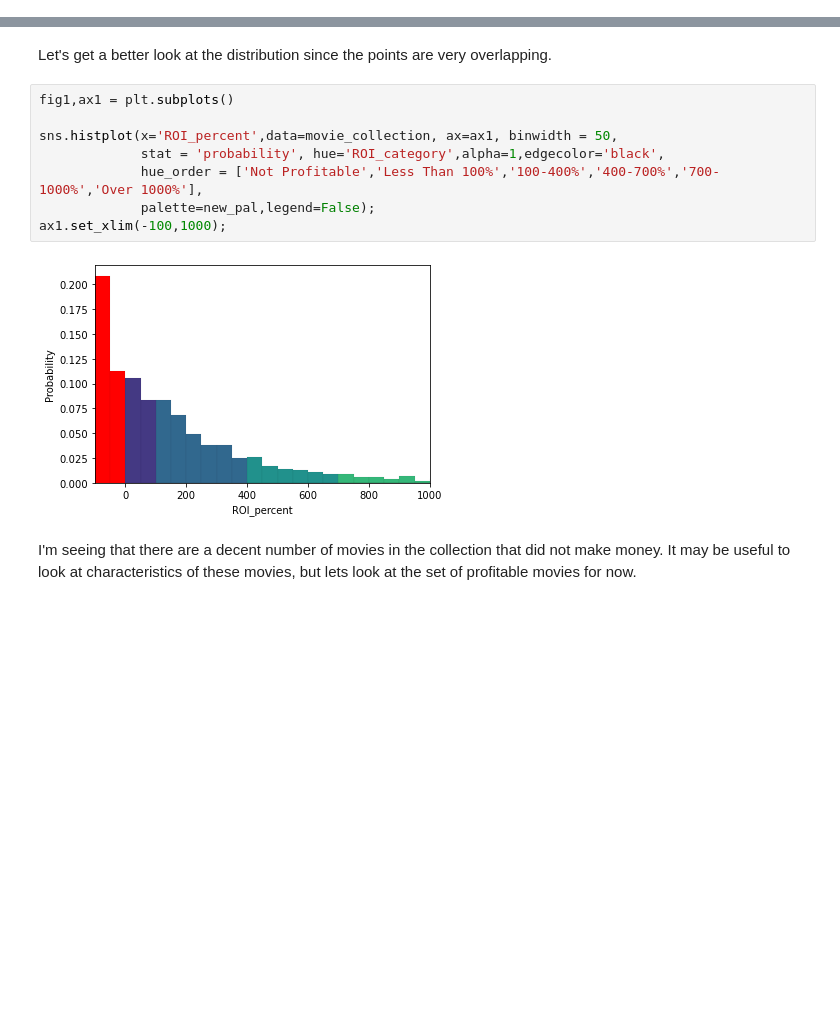
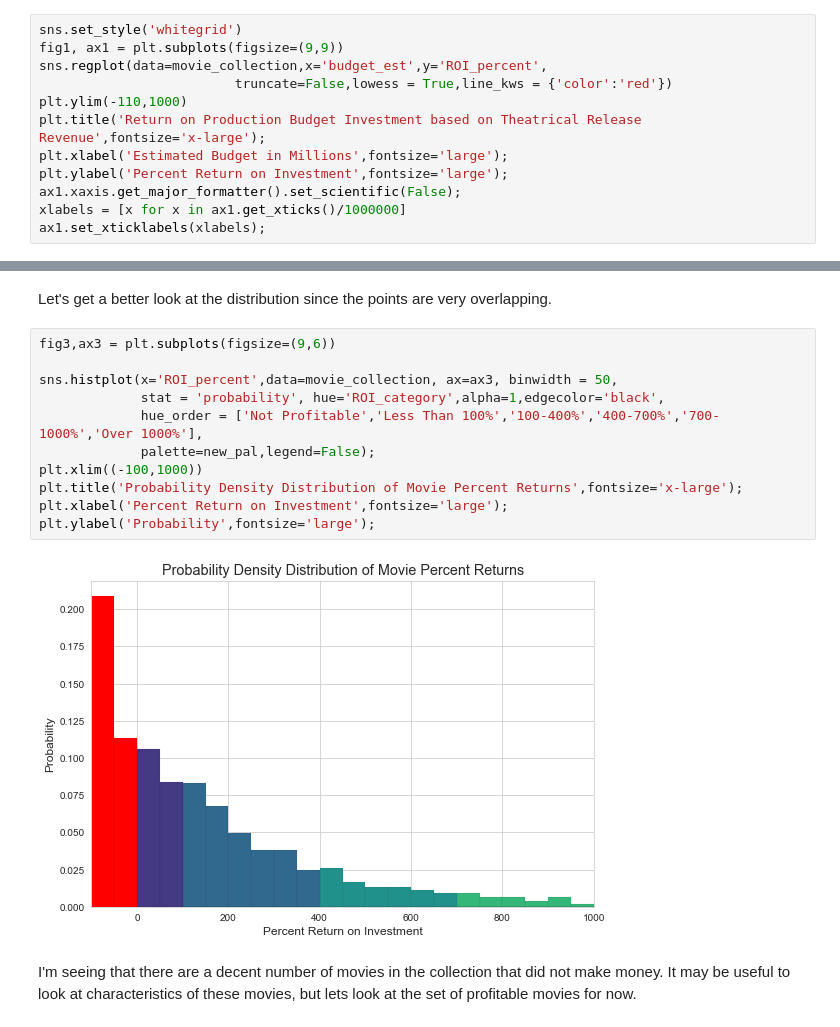
Before and after one commit to mattlegro/MovieReleaseAnalysis, a Jupyter notebook: analysis.ipynb, the cells around one changed output, grey strips where cells are left out. Drawn from its saved outputs; the diff is of its cells as text; blank space fills up the shorter version.

```diff
--- a/analysis.ipynb
+++ b/analysis.ipynb
@@ -294,0 +284,12 @@ g1.set(ylim=(-120,1000))
+# %%
+sns.set_style('whitegrid')
+fig1, ax1 = plt.subplots(figsize=(9,9))
+sns.regplot(data=movie_collection,x='budget_est',y='ROI_percent',
+                         truncate=False,lowess = True,line_kws = {'color':'red'})
+plt.ylim(-110,1000)
+plt.title('Return on Production Budget Investment based on Theatrical Release Revenue',fontsize='x-large');
+plt.xlabel('Estimated Budget in Millions',fontsize='large');
+plt.ylabel('Percent Return on Investment',fontsize='large');
+ax1.xaxis.get_major_formatter().set_scientific(False);
+xlabels = [x for x in ax1.get_xticks()/1000000]
+ax1.set_xticklabels(xlabels);
@@ -309,15 +341,18 @@ sns.scatterplot(x='budget_est',y='worldwide_gross',data=movie_collection,
 # %% [markdown]
 Let's get a better look at the distribution since the points are very overlapping.
 # %%
-fig1,ax1 = plt.subplots()
+fig3,ax3 = plt.subplots(figsize=(9,6))
 
-sns.histplot(x='ROI_percent',data=movie_collection, ax=ax1, binwidth = 50,
+sns.histplot(x='ROI_percent',data=movie_collection, ax=ax3, binwidth = 50,
              stat = 'probability', hue='ROI_category',alpha=1,edgecolor='black',
              hue_order = ['Not Profitable','Less Than 100%','100-400%','400-700%','700-1000%','Over 1000%'],
              palette=new_pal,legend=False);
-ax1.set_xlim(-100,1000);
+plt.xlim((-100,1000))
+plt.title('Probability Density Distribution of Movie Percent Returns',fontsize='x-large');
+plt.xlabel('Percent Return on Investment',fontsize='large');
+plt.ylabel('Probability',fontsize='large');
 # %% [output]
-[figure, old version]
+[figure, new version]
 # %% [markdown]
 I'm seeing that there are a decent number of movies in the collection that did not make money. It may be useful to look at characteristics of these movies, but lets look at the set of profitable movies for now.
 # %%
```
Also changed, not shown: parts of 18 cells of this notebook, 1 other file.
